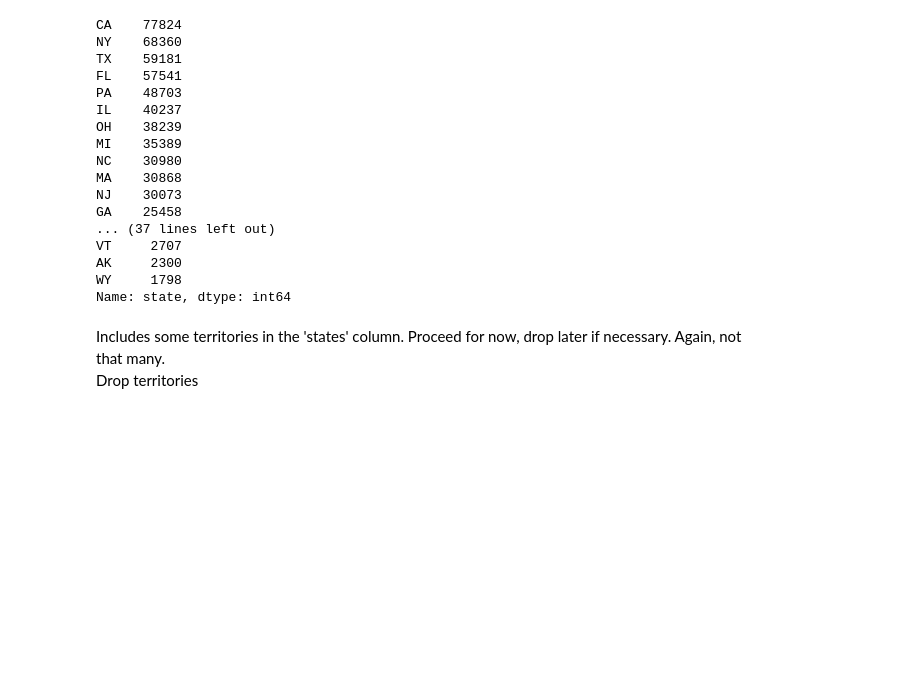
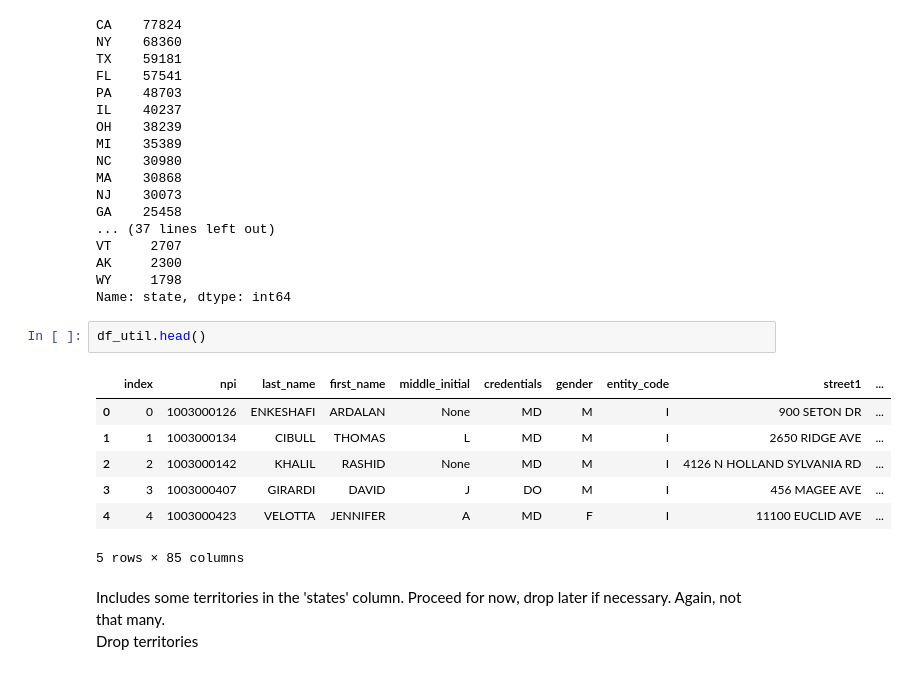
Before and after one commit to aurel1212/medicare-project, a Jupyter notebook: script/util_payments_agg_clean.ipynb, the cells around one changed output. Drawn from its saved outputs; the diff is of its cells as text; blank space fills up the shorter version.

```diff
--- a/script/util_payments_agg_clean.ipynb
+++ b/script/util_payments_agg_clean.ipynb
@@ -144,6 +144,16 @@ VT     2707
 AK     2300
 WY     1798
 Name: state, dtype: int64
+# %%
+df_util.head()
+# %% [output]
+|  | index | npi | last_name | first_name | middle_initial | credentials | gender | entity_code | street1 | ... |
+| 0 | 0 | 1003000126 | ENKESHAFI | ARDALAN | None | MD | M | I | 900 SETON DR | ... |
+| 1 | 1 | 1003000134 | CIBULL | THOMAS | L | MD | M | I | 2650 RIDGE AVE | ... |
+| 2 | 2 | 1003000142 | KHALIL | RASHID | None | MD | M | I | 4126 N HOLLAND SYLVANIA RD | ... |
+| 3 | 3 | 1003000407 | GIRARDI | DAVID | J | DO | M | I | 456 MAGEE AVE | ... |
+| 4 | 4 | 1003000423 | VELOTTA | JENNIFER | A | MD | F | I | 11100 EUCLID AVE | ... |
+5 rows × 85 columns
 # %% [markdown]
 Includes some territories in the 'states' column. Proceed for now, drop later if necessary. Again, not that many.
 Drop territories
```
Also changed, not shown: parts of 3 cells of this notebook, 2 other files.
